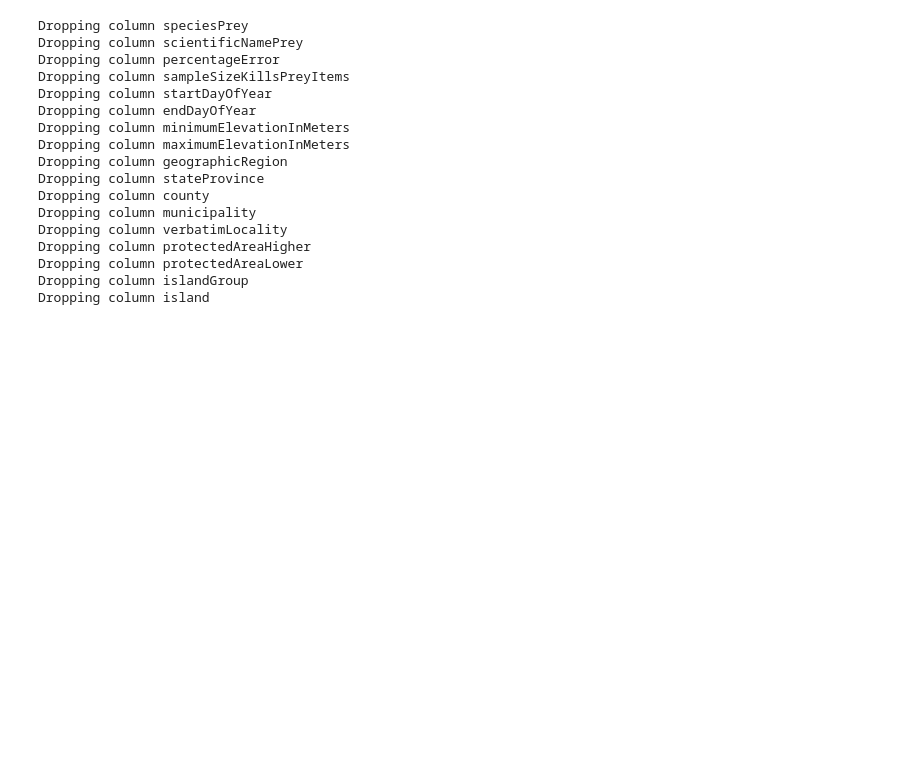
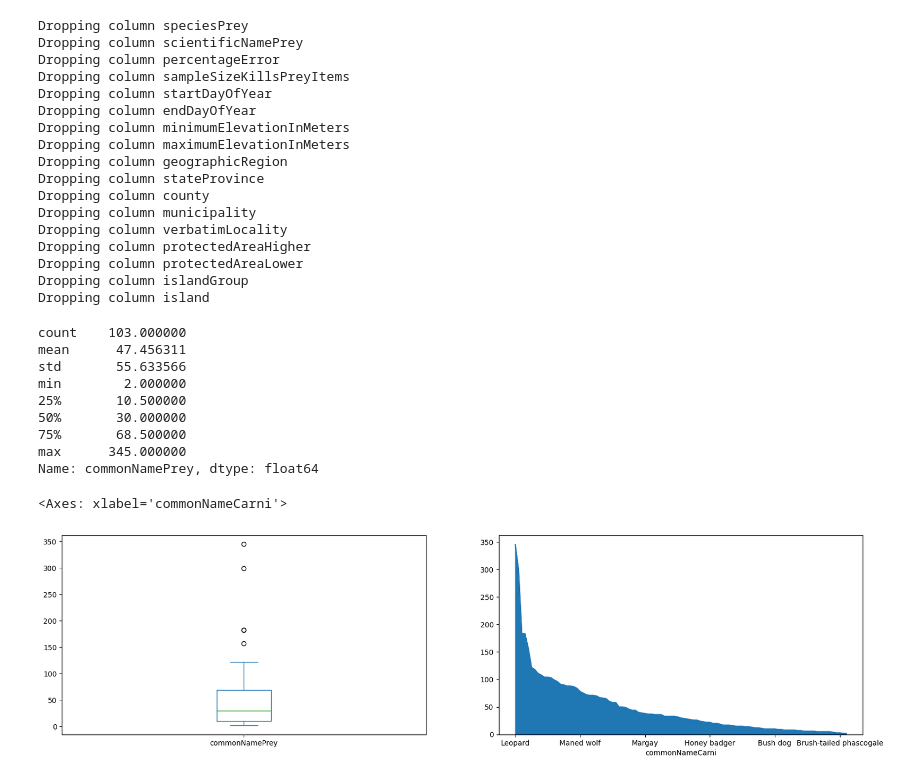
Before and after one commit to louis-md/Project_4, a Jupyter notebook: Project4.ipynb, the cells around one changed output. Cells and saved outputs as stored; diff of their text form; code cells hidden in the pictures; blank space fills up the shorter version.

Commit message:
add data visualizations and game plan

```diff
--- a/Project4.ipynb
+++ b/Project4.ipynb
@@ -46 +54,27 @@ df.drop(index=[*df.loc[df['commonNamePrey'] == '0.1-0.3 kg rodent'].index,
         *df.loc[df['commonNamePrey'] == '0.3-0.5 kg rodent'].index], inplace=True)
+# %%
+# Drop duplicates based on commonNameCarni & commonNamePrey
+animals = df.sort_values(by='sourceYear', ascending=False).drop_duplicates(subset=['commonNameCarni', 'commonNamePrey'])
+# %%
+# Distribution of number of preys per predator
+fig, [ax1, ax2] = plt.subplots(1,2, figsize=(20, 5))
+preys_per_predator = animals.groupby("commonNameCarni")["commonNamePrey"].count().sort_values(
+    ascending=False
+)
+print(preys_per_predator.describe())
+preys_per_predator.plot(kind='box', ax=ax1)
+preys_per_predator.plot(kind='area', ax=ax2)
+
+# Leopards and red foxes will eat anything
+# %% [output]
+count    103.000000
+mean      47.456311
+std       55.633566
+min        2.000000
+25%       10.500000
+50%       30.000000
+75%       68.500000
+max      345.000000
+Name: commonNamePrey, dtype: float64
+<Axes: xlabel='commonNameCarni'>
+[figure, added]
```
Also changed, not shown: parts of 6 cells of this notebook, 1 other file.
